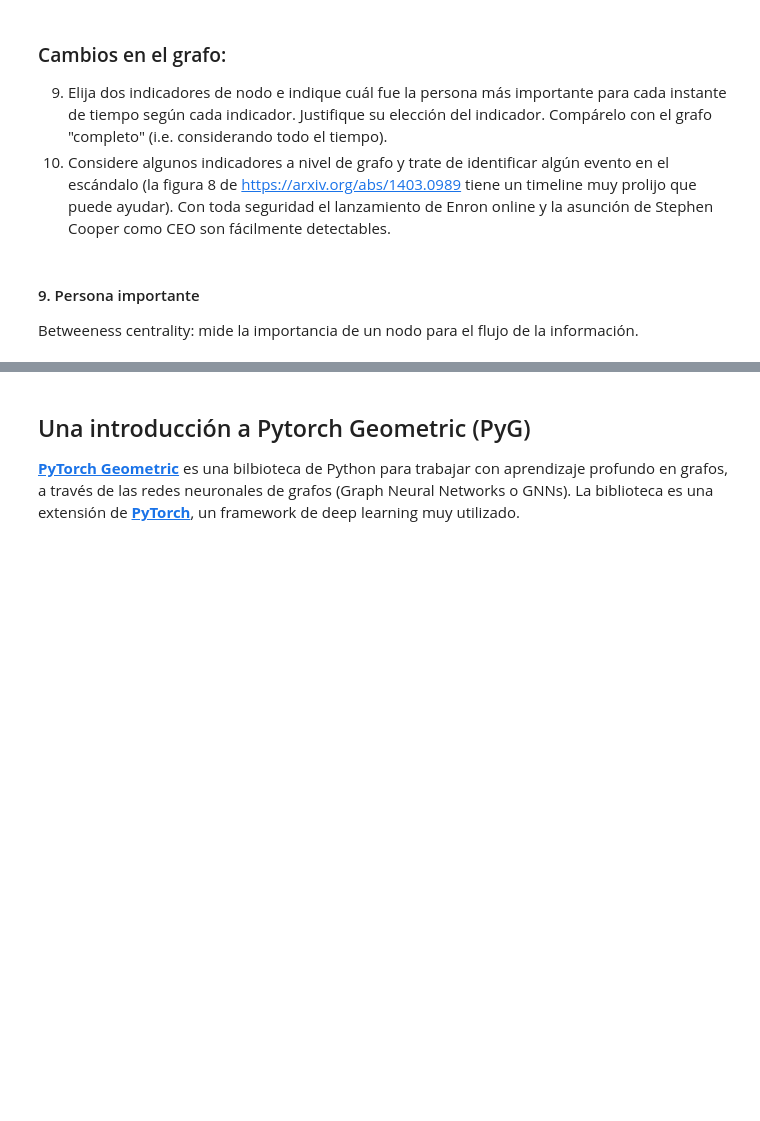
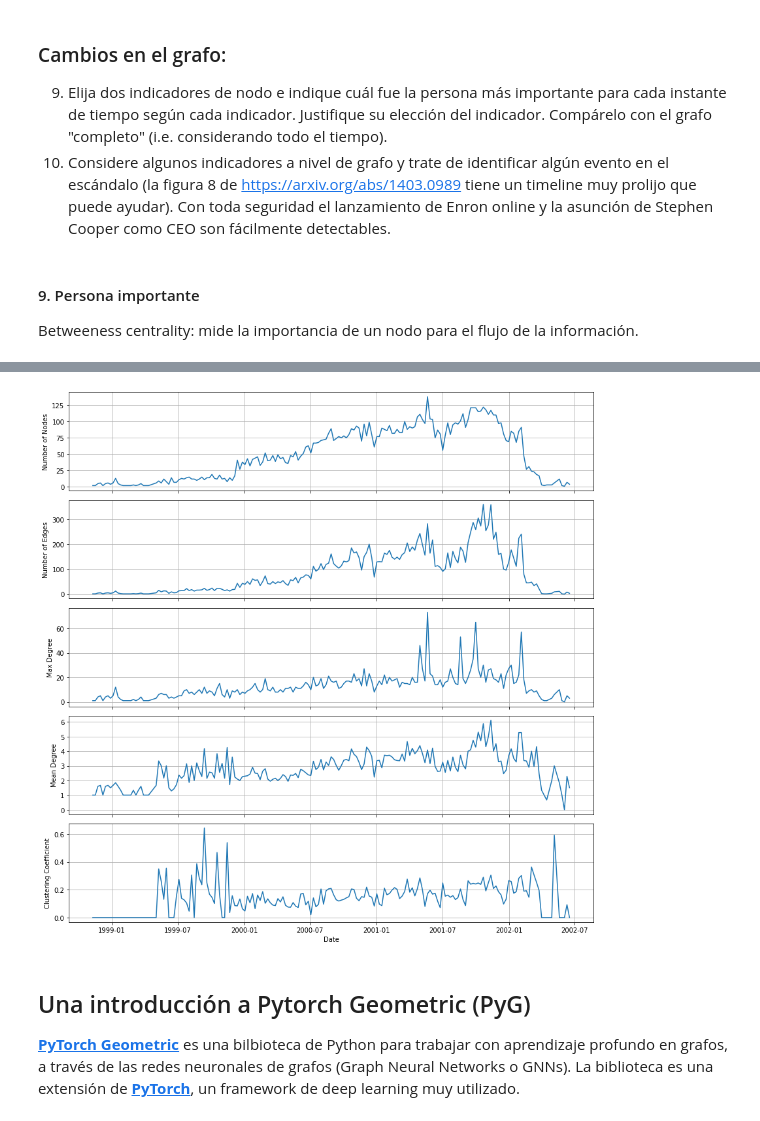
Before and after one commit to j-oflaherty/AA-grafos, a Jupyter notebook: lab1/Lab1_AAG2025.ipynb, the cells around one changed output, grey strips where cells are left out. Cells and saved outputs as stored; diff of their text form; code cells hidden in the pictures; blank space fills up the shorter version.

```diff
--- a/lab1/Lab1_AAG2025.ipynb
+++ b/lab1/Lab1_AAG2025.ipynb
@@ -402,3 +484,41 @@ nx.katz_centrality(G)
+# %%
+n_nodes = [G.number_of_nodes() for G in grafos]
+n_edges = [G.number_of_edges() for G in grafos]
+max_degree = [max(dict(G.degree()).values()) for G in grafos]
+mean_degree = [np.mean(list(dict(G.degree()).values())) for G in grafos]
+clustering_coefficient = [nx.average_clustering(G) for G in grafos]
+
+df_grafo = pd.DataFrame({
+    "n_nodes": n_nodes,
+    "n_edges": n_edges,
+    "max_degree": max_degree,
+    "mean_degree": mean_degree,
+    "clustering_coefficient": clustering_coefficient
+}, index=semanas)
+# %%
+fig, axes = plt.subplots(5, 1, figsize=(12, 12), sharex=True)
+
+metrics = [
+    ("n_nodes", "Number of Nodes"),
+    ("n_edges", "Number of Edges"),
+    ("max_degree", "Max Degree"),
+    ("mean_degree", "Mean Degree"),
+    ("clustering_coefficient", "Clustering Coefficient")
+]
+
+for i, (col, ylabel) in enumerate(metrics):
+    ax = axes[i]
+    # Use bar plot, with bars covering the period
+    sns.lineplot(x=df_grafo.index.to_timestamp(),y=df_grafo[col], ax=ax )
+    ax.set_ylabel(ylabel)
+    ax.set_xlabel('')  # Remove x label for all but last
+    ax.grid()
+
+axes[-1].set_xlabel("Date")
+plt.tight_layout()
+plt.show()
+# %% [output]
+[figure, added]
 # %% [markdown]
 ## Una introducción a Pytorch Geometric (PyG)
 **[PyTorch Geometric](https://github.com/rusty1s/pytorch_geometric)** es una bilbioteca de Python para trabajar con aprendizaje profundo en grafos, a través de las redes neuronales de grafos (Graph Neural Networks o GNNs). La biblioteca es una extensión de **[PyTorch](https://pytorch.org/)**, un framework de deep learning muy utilizado.
```
Also changed, not shown: parts of 25 cells of this notebook.
